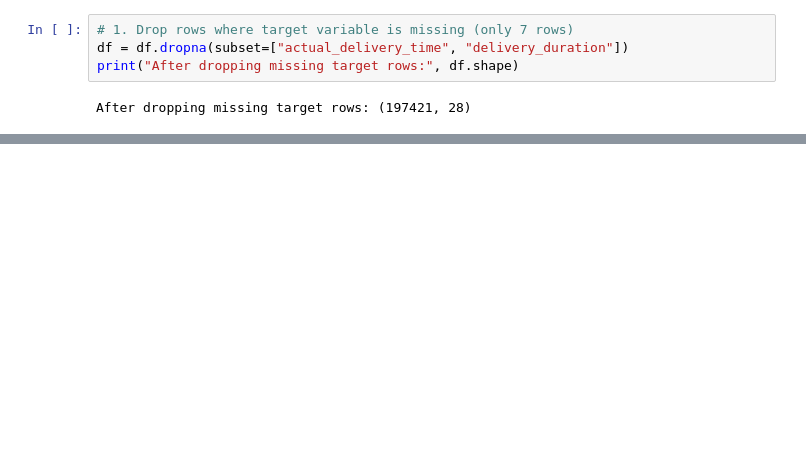
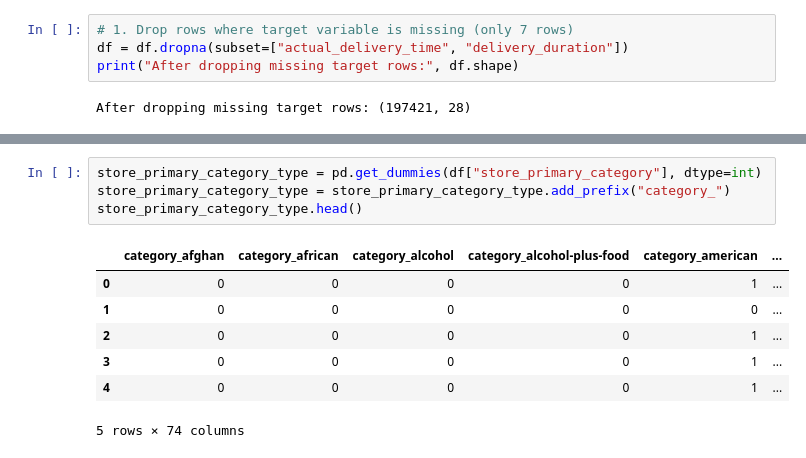
Before and after one commit to abir171915/DoorDash-delivery-time-prediction-, a Jupyter notebook: fulleda.ipynb, the cells around one changed output, grey strips where cells are left out. Saved outputs shown, nothing was run; the diff lists cells and outputs as text; blank space fills up the shorter version.

```diff
--- a/fulleda.ipynb
+++ b/fulleda.ipynb
@@ -211,0 +249,12 @@ dtype: int64
+# %%
+store_primary_category_type = pd.get_dummies(df["store_primary_category"], dtype=int)
+store_primary_category_type = store_primary_category_type.add_prefix("category_")
+store_primary_category_type.head()
+# %% [output]
+|  | category_afghan | category_african | category_alcohol | category_alcohol-plus-food | category_american | ... |
+| 0 | 0 | 0 | 0 | 0 | 1 | ... |
+| 1 | 0 | 0 | 0 | 0 | 0 | ... |
+| 2 | 0 | 0 | 0 | 0 | 1 | ... |
+| 3 | 0 | 0 | 0 | 0 | 1 | ... |
+| 4 | 0 | 0 | 0 | 0 | 1 | ... |
+5 rows × 74 columns
```
Also changed, not shown: parts of 15 cells of this notebook.
